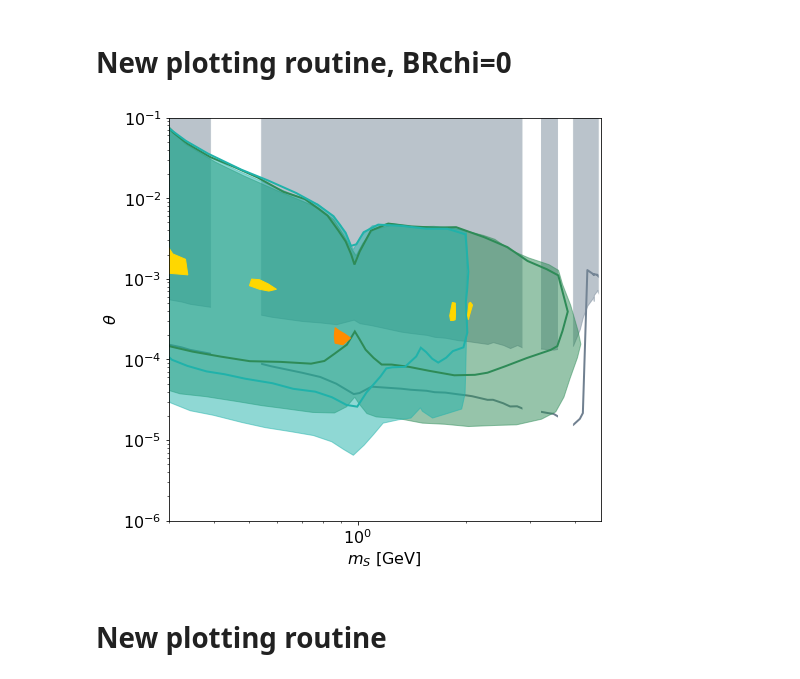
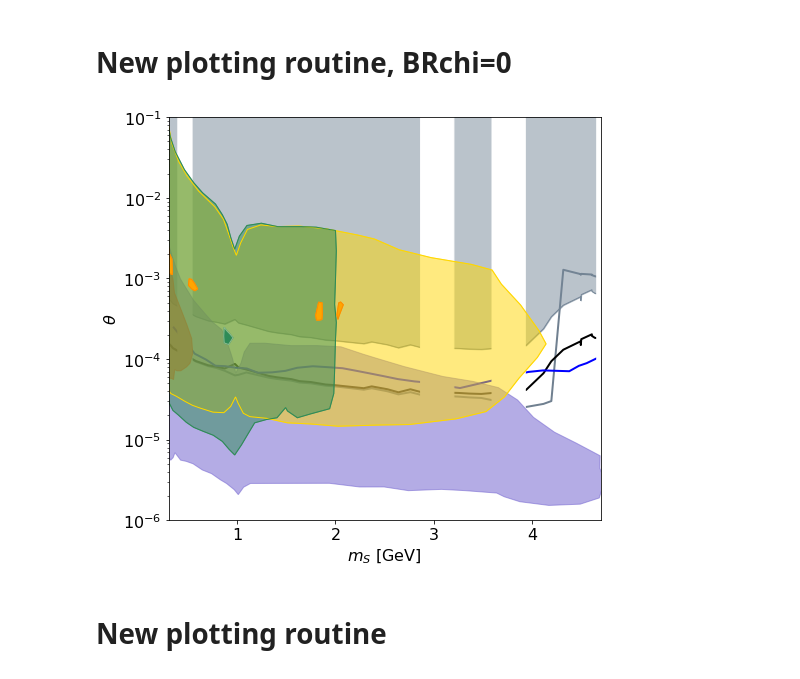
Before and after one commit to anasthesia/B-K, a Jupyter notebook: Combined_bounds.ipynb, the cells around one changed output. Cells and saved outputs as stored; diff of their text form; code cells hidden in the pictures.

Commit message:
Different estimations for LHCb Run3 & NA62+SHIP bounds  added

```diff
--- a/Combined_bounds.ipynb
+++ b/Combined_bounds.ipynb
@@ -220,69 +218,88 @@ babarFolder="results/BaBar/"
 belleIIFoder="results/BelleII/"
 
 LHCBcolor="lightslategray"
-Belle2color_mu="seagreen"
-Belle2color_pi="lightseagreen"
-mucolor="gold"
-picolor="darkorange"
+Belle2color_mu="gold"
+Belle2color_pi="seagreen"
+mucolor="orange"
+picolor="seagreen"
 
 #LHCB plots
 #plotFromFolder("results/LHCB_BR0",False,"fill",cm.Greys,2)
 plotGen("results/LHCB_BR0/0-m-alpha_exclusion_DBR0_Bplus-Kplus.dat","fill", LHCBcolor,1)
+plotGen("results/LHCB_BR0/0-m-alpha_exclusion_DBR0_Bplus-Kplus.dat","line", LHCBcolor,1)
+
 plotGen("results/LHCB_BR0/LHCb_Run3_calculated.dat","line", "slategray",2)
+plotGen("results/LHCB_BR0/LHCb_Run3_calculated_promt.dat","line", "black",2)
+plotGen("results/LHCB_BR0/LHCb_Run3_simulated.dat","line", "blue",2)
 plotWhiteRegions(10**(0))
 
 patchLHCB = mpatches.Patch(color=LHCBcolor, label='LHCb')
 
+#SHIP plots
+plotGen("SHIP_Winkler.dat","oppacpolygon", "slateblue",1)
+
+#NA62 plots
+plotGen("NA62_Winkler.dat","oppacpolygon", "red",1)
 
 #BelleII plots
 plotGen(belleIIFoder+"0-3events_Belle2_muons_BR0-manual.dat","oppacpolygon", Belle2color_mu,1)
 plotGen(belleIIFoder+"0-3events_Belle2_pions_BR0-manual.dat","oppacpolygon", Belle2color_pi,1)
 
+plotGen(belleIIFoder+"0-3events_Belle2_muons_BR0-manual.dat","nonfilledpolygon", Belle2color_mu,1)
+plotGen(belleIIFoder+"0-3events_Belle2_pions_BR0-manual.dat","nonfilledpolygon", Belle2color_pi,1)
+
+'''
 #Belle plots
 plotGen(belleIIFoder+"0-3events_Belle_muons_BR0-manual.dat","nonfilledpolygon", Belle2color_mu,2)
 plotGen(belleIIFoder+"0-3events_Belle_pions_BR0-manual.dat","nonfilledpolygon", Belle2color_pi,2)
-
+'''
 
 #patchBelleII = mpatches.Patch(color=Belle2color, label='Belle II $\\mu \\mu$')
 
 #BaBar plots
-plotGen(babarFolder+"0-0-m-alpha_exclusion_DBR0_BaBar_mumu.dat","polygon", mucolor,1)
-plotGen(babarFolder+"0-1-m-alpha_exclusion_DBR0_BaBar_mumu.dat","polygon", mucolor,1)
-plotGen(babarFolder+"0-2-m-alpha_exclusion_DBR0_BaBar_mumu.dat","polygon", mucolor,1)
-plotGen(babarFolder+"0-3-m-alpha_exclusion_DBR0_BaBar_mumu.dat","polygon", mucolor,1)
-plotGen(babarFolder+"1-m-alpha_exclusion_DBR0_BaBar_pipi.dat","polygon", picolor,1)
+plotGen(babarFolder+"0-0-m-alpha_exclusion_DBR0_BaBar_mumu.dat","polygon", mucolor,2)
+plotGen(babarFolder+"0-1-m-alpha_exclusion_DBR0_BaBar_mumu.dat","polygon", mucolor,2)
+plotGen(babarFolder+"0-2-m-alpha_exclusion_DBR0_BaBar_mumu.dat","polygon", mucolor,2)
+plotGen(babarFolder+"0-3-m-alpha_exclusion_DBR0_BaBar_mumu.dat","polygon", mucolor,2)
+plotGen(babarFolder+"1-m-alpha_exclusion_DBR0_BaBar_pipi.dat","polygon", picolor,2)
+
+plotGen(babarFolder+"0-0-m-alpha_exclusion_DBR0_BaBar_mumu.dat","nonfilledpolygon", "darkorange",1)
+plotGen(babarFolder+"0-1-m-alpha_exclusion_DBR0_BaBar_mumu.dat","nonfilledpolygon", "darkorange",1)
+plotGen(babarFolder+"0-2-m-alpha_exclusion_DBR0_BaBar_mumu.dat","nonfilledpolygon", "darkorange",1)
+plotGen(babarFolder+"0-3-m-alpha_exclusion_DBR0_BaBar_mumu.dat","nonfilledpolygon", "darkorange",1)
+plotGen(babarFolder+"1-m-alpha_exclusion_DBR0_BaBar_pipi.dat","nonfilledpolygon", "darkseagreen",1)
 
 #BBN constraints
 plotGen("results/BBN_bounds.dat","line", "magenta",1)
 
 ax.set_xlim( (0.3, 4.7))
 ax.set_ylim((1*10**(-6),1*10**(-1)))
 
 
 #plt.title(''.format(i))
 ax.set_xlabel('$m_S$ [GeV]')
 ax.set_ylabel('$\\theta$')
 
-ax.set_xscale("log")
+#ax.set_xscale("log")
 ax.set_yscale("log")
 
 
 patchBaBarmu = mpatches.Patch(color=mucolor, label='BaBar $\\mu \\mu$')
 patchBaBarpi = mpatches.Patch(color=picolor, label='BaBar $\\pi \\pi$')
 
 '''
 Legend=plt.legend(handles=[patchLHCB,patchBaBarmu, patchBaBarpi, patchBelleII],loc='lower left',\
            bbox_to_anchor=(0.65, 0.71, 0.5, 2))
 plt.gca().add_artist(Legend)
 '''
 
 
 #ax.legend(handles=[patch0,patch1,patch2,patch3,patch4],loc='lower left',\
 #           bbox_to_anchor=(1, 0.3, 0.5, 1),title="LHCB BR(dark)=")
 
-fig.savefig('./results/m-alpha_combined_BR0_nonlog-3events-manual.png')
+fig.savefig('./results/m-alpha_combined_BR0_nonlog-3events.png')
 # %% [output]
-[figure, old version]
+[figure, new version]
 # %% [markdown]
 # New plotting routine
 # %%
```
Also changed, not shown: parts of 1 cell of this notebook, 1 other file.
